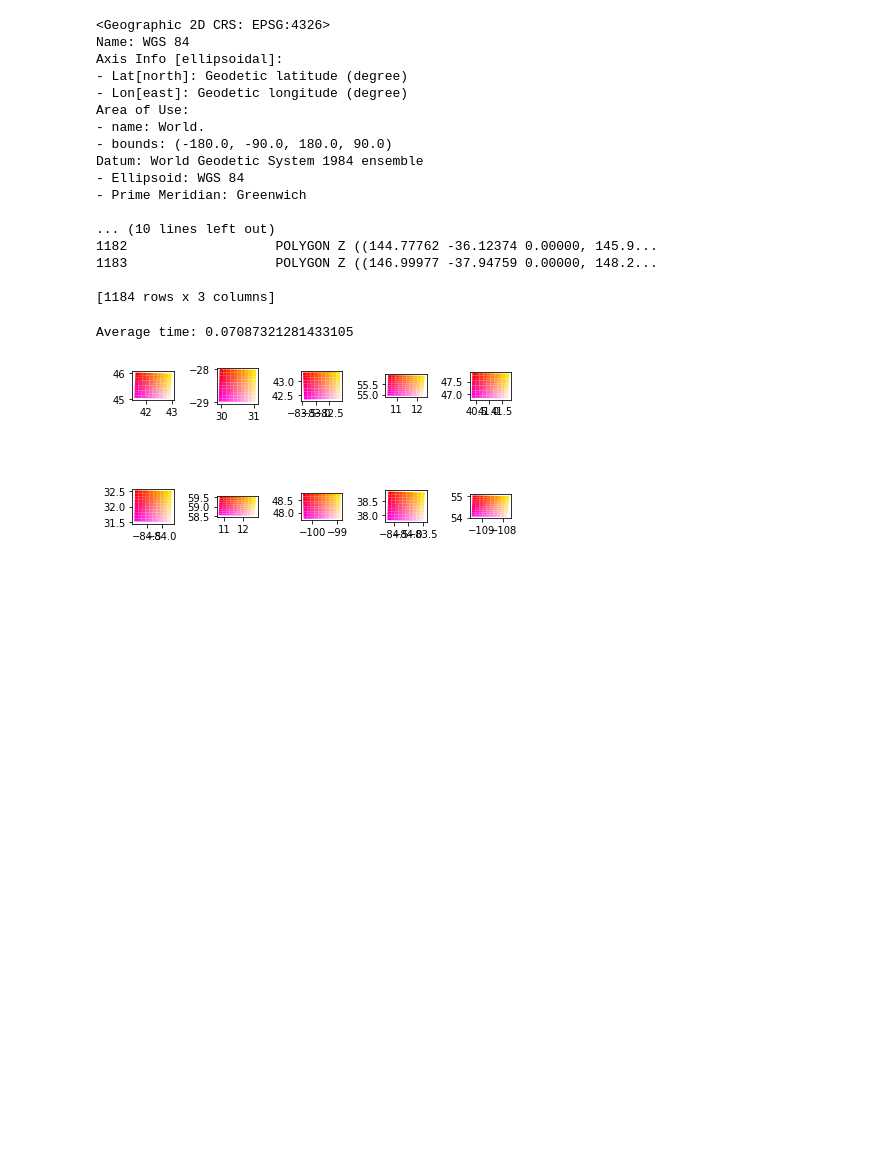
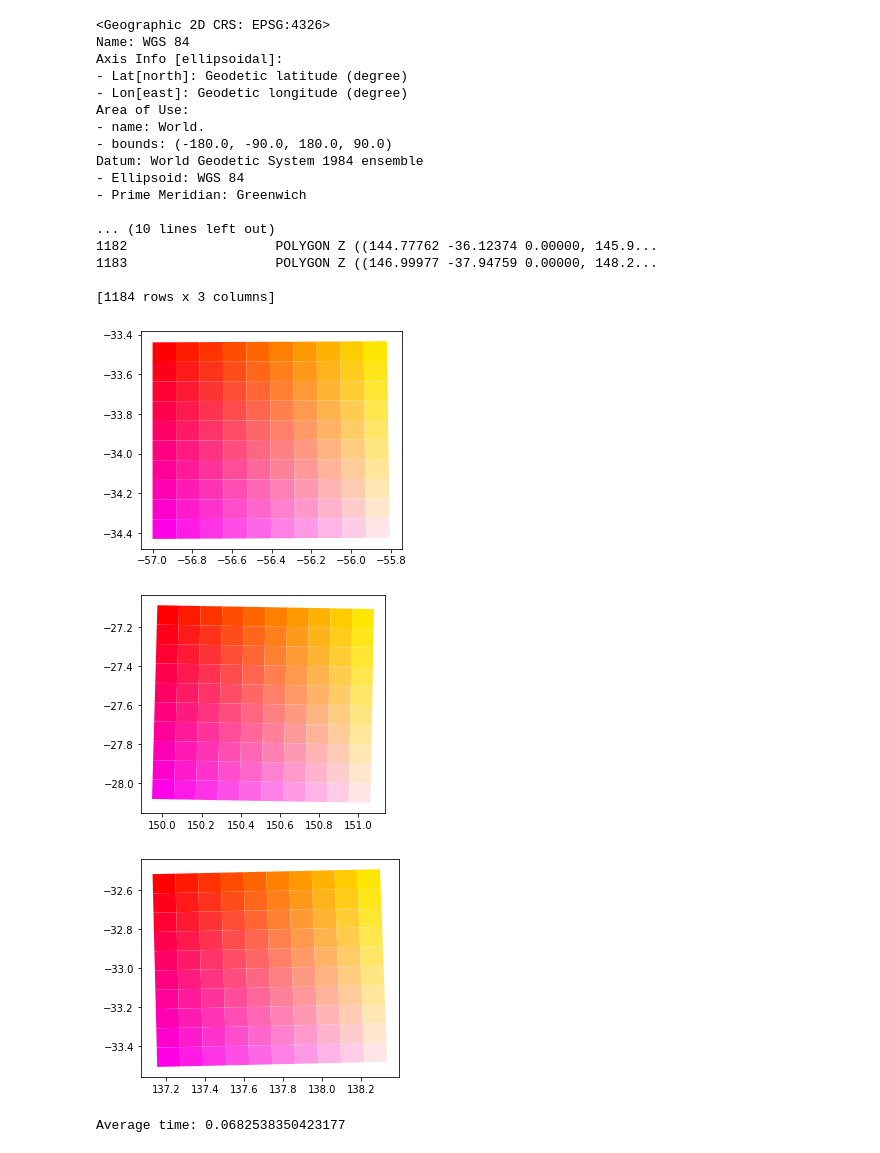
Before and after one commit to bstee615/bounding-box-coverage, a Jupyter notebook: split_tiles.ipynb, the cells around one changed output. Saved outputs shown, nothing was run; the diff lists cells and outputs as text; code cells hidden in the pictures; blank space fills up the shorter version.

Commit message:
Undo "improvements" to plot

```diff
--- a/split_tiles.ipynb
+++ b/split_tiles.ipynb
@@ -143,37 +143,37 @@ def split_1d(geom, n, direction, debug=False):
             splits.append(p)
         else:
             # the geometry was not split by the splitter, blurt diagnostics
             if splitter.intersects(q):
                 print('line intersects but does not split')
             else:
                 print('line does not intersect')
             raise Exception(f'iteration {i} {len(split_result)=}')
     splits.append(q)
     return splits
 
 
 times = []
 n = 10
-fig, axs = plt.subplots(2, 5)
-axs = axs.flatten()
-for tile_i, tile_geom in enumerate(tiles_df.geometry.sample(10)):
+for tile_i, tile_geom in enumerate(tiles_df.geometry.sample(3)):
     # can't be assed to axis-align the box, so just do two separate lerps
     small_tiles = []  # results of splitting, in a 1d array
     begin = time.time()
     splits = split_1d(tile_geom, n, 'left_right')
     for i, s in enumerate(splits):
         s_split = split_1d(s, n, 'top_down')
         small_tiles += s_split
     end = time.time()
     times.append(end-begin)
 
     # plot the results
-    ax = axs[tile_i]
+    ax = plt.gca()
     for i in range(n):
         for j in range(n):
             plot_geom(small_tiles[i*n+j], color=(1, i/n, j/n))
-fig.tight_layout()
+    plt.show()
 print('Average time:', sum(times)/len(times))
 # %% [output]
+[figure, new version]
+[figure, added]
+[figure, added]
-Average time: 0.07087321281433105
+Average time: 0.0682538350423177
-[figure, old version]
```
